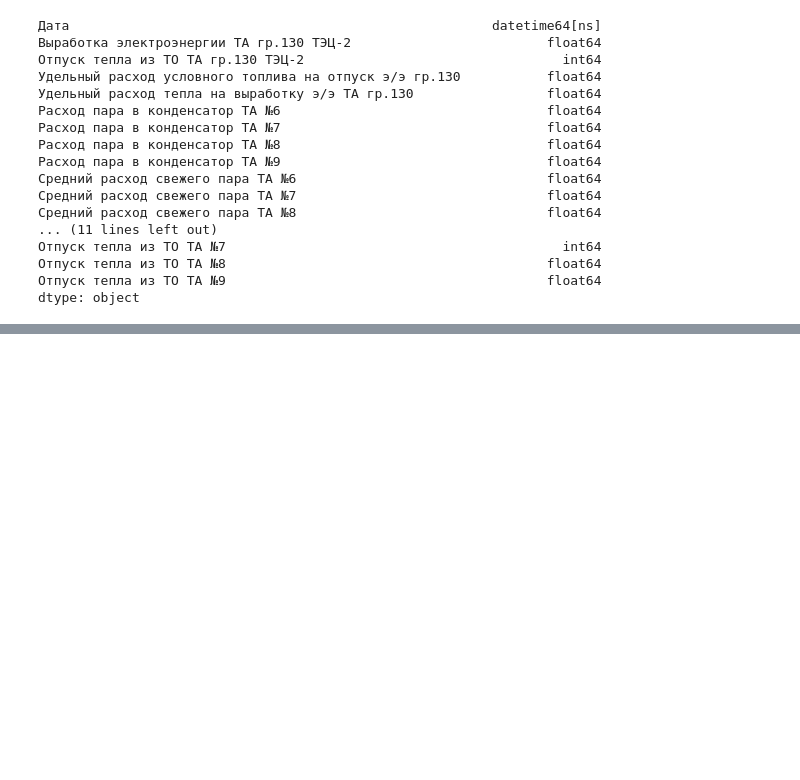
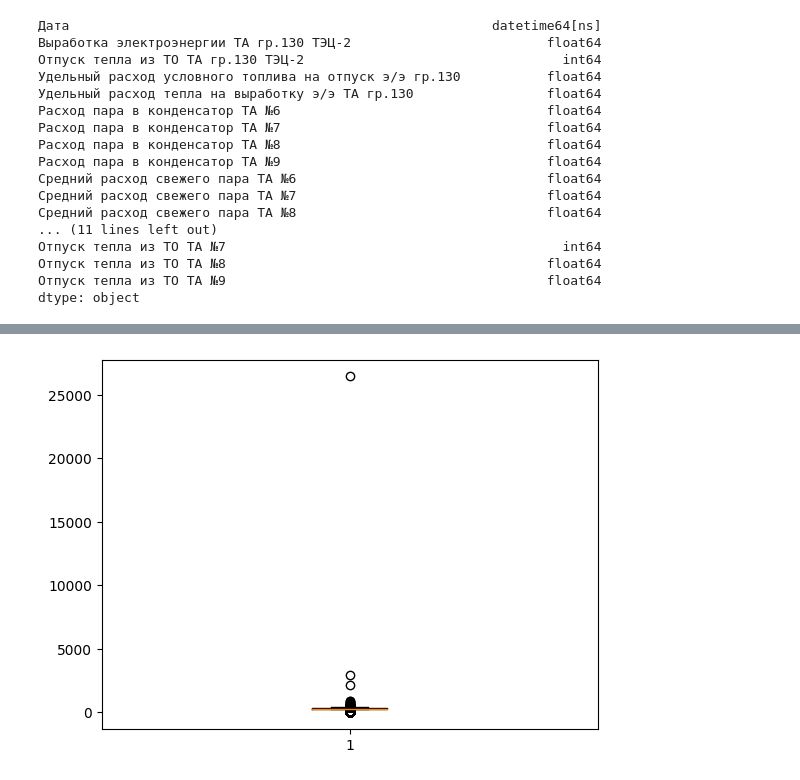
Before and after one commit to llitone/fuel-consumption-prediction, a Jupyter notebook: preprocessing/new/prediction_of_electricity_generation_TA_130_CHP-2.ipynb, the cells around one changed output, grey strips where cells are left out. Drawn from its saved outputs; the diff is of its cells as text; code cells hidden in the pictures; blank space fills up the shorter version.

```diff
--- a/preprocessing/new/prediction_of_electricity_generation_TA_130_CHP-2.ipynb
+++ b/preprocessing/new/prediction_of_electricity_generation_TA_130_CHP-2.ipynb
@@ -77,3 +81,7 @@ data.day = data.day.apply(int)
 data = data.drop(["Дата"], axis=1)
 # %%
 data = data[columns_for_predictions + ["day", "month", "year"]]
+# %%
+plt.boxplot(data["Удельный расход условного топлива на отпуск э/э гр.130"]);
+# %% [output]
+[figure, added]
```
Also changed, not shown: parts of 32 cells of this notebook, 2 other files.
